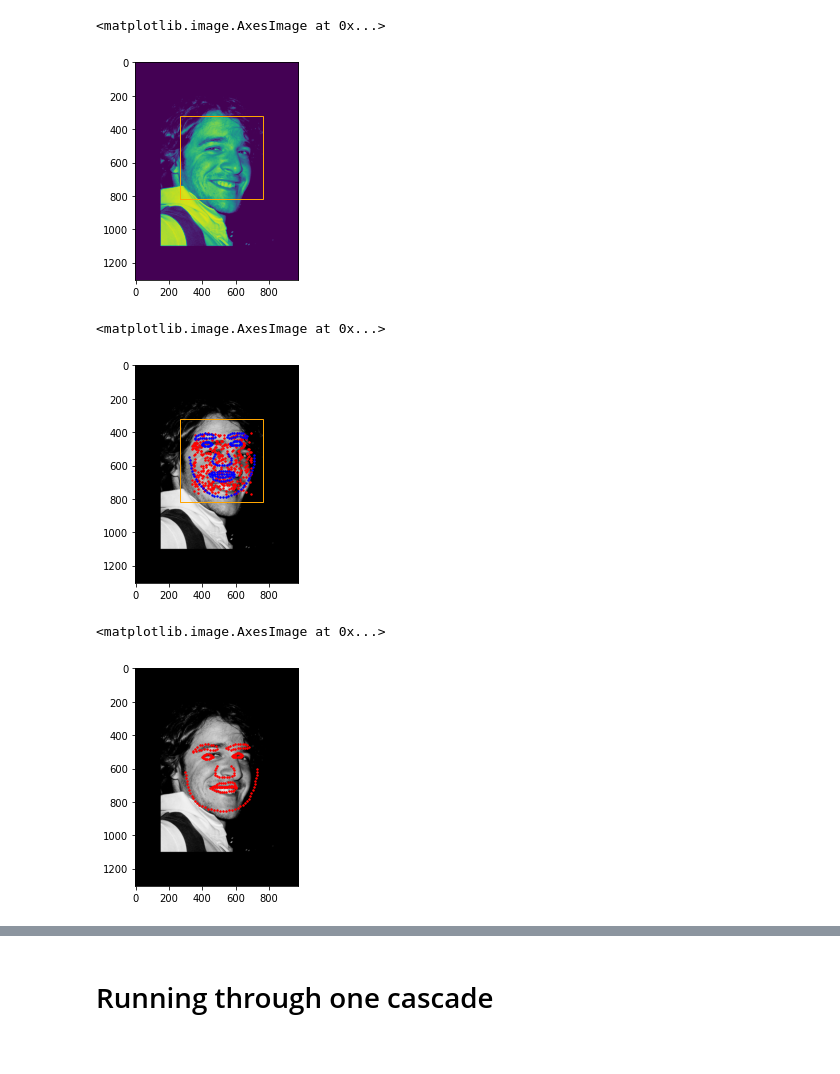
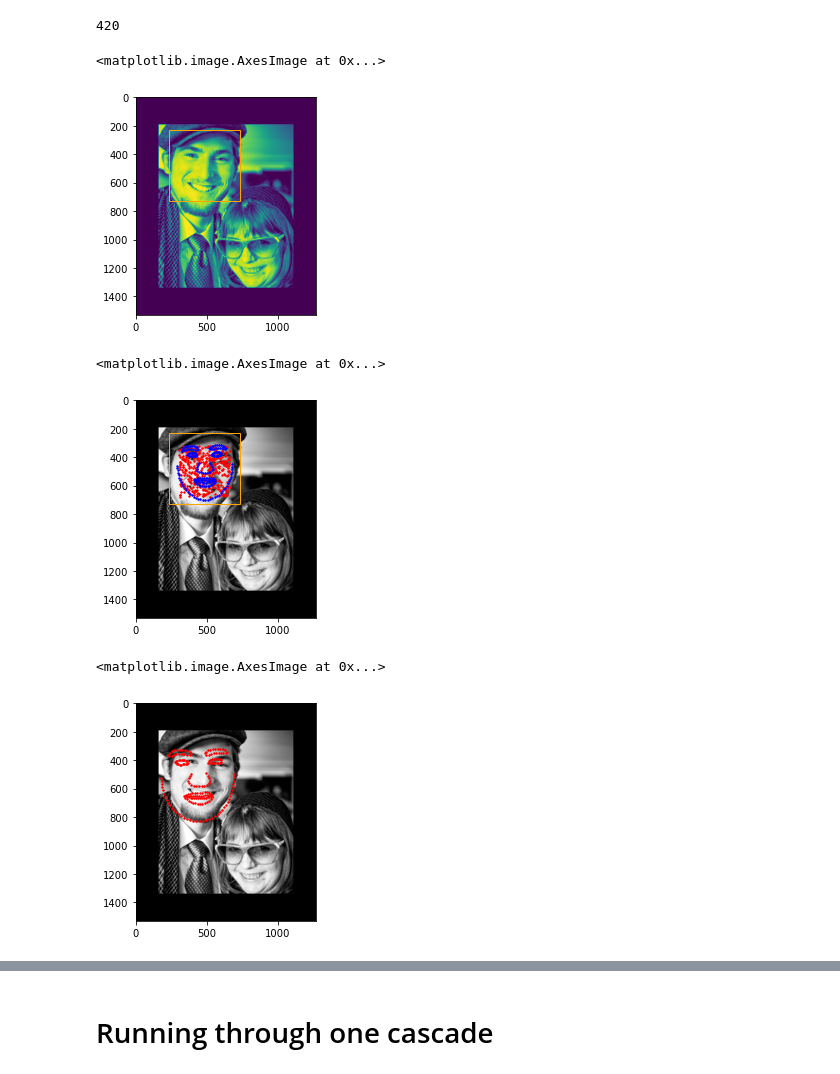
Before and after one commit to HejSumin/face_alignment, a Jupyter notebook: Predicting.ipynb, the cells around one changed output, grey strips where cells are left out. Drawn from its saved outputs; the diff is of its cells as text; code cells hidden in the pictures.

```diff
--- a/Predicting.ipynb
+++ b/Predicting.ipynb
@@ -15,40 +15,43 @@ t_1            = np.load("saved_while_training/t_data1.npy", allow_pickle=True)
 t_2            = np.load("saved_while_training/t_data2.npy", allow_pickle=True)
 # %%
 test_names     = get_all_file_names('data/test')
-file_name      = test_names[10]
+file_name      = test_names[80]
 test_image     = cv2.imread("data/test/" +file_name, cv2.IMREAD_GRAYSCALE)
 h, w           = test_image.shape
 bb             = get_rectangle_bounding_box_for_image("data/test/"+file_name, frontalface_config='default')
 
 bb_w           = bb[2]
 bb_scale       = 500 / bb_w
 test_image     = cv2.resize(test_image, (int(w*bb_scale), int(h*bb_scale)), interpolation=cv2.INTER_LINEAR)
 
 
 fig, ax = plt.subplots()
 
 
 h_pad      = (int((h / 100) * 20))
 w_pad      = (int((w / 100) * 20))
+
+print(bb[2])
 
 bb[2] = bb[2] * bb_scale
 bb[3] = bb[3] * bb_scale
 bb[0] = bb[0] * bb_scale
 bb[1] = bb[1] * bb_scale
 
 bb[0]  = bb[0] +w_pad   #bb[0][0] = x coord, bb[0][2] = w
 bb[1]  = bb[1] +h_pad  #bb[0][1]  = y coord, bb[0][3] = h
 
 
 ax.add_patch(Rectangle((bb[0],bb[1]), bb[2], bb[3], ec="orange", fill=None, alpha=1))
 
 
 test_image = cv2.copyMakeBorder(test_image, h_pad, h_pad, w_pad, w_pad, cv2.BORDER_CONSTANT)
 
 ax.imshow(test_image)
 # %% [output]
-<matplotlib.image.AxesImage at 0x...>
+420
+<matplotlib.image.AxesImage at 0x...>
-[figure, old version]
+[figure, new version]
 # %%
 annotation_files = get_all_file_names(annotations_path)
 
@@ -80,7 +83,7 @@ ax.add_patch(Rectangle((bb[0],bb[1]), bb[2], bb[3], ec="orange", fill=None, alph
 ax.imshow(test_image,cmap='gray')
 # %% [output]
 <matplotlib.image.AxesImage at 0x...>
-[figure, old version]
+[figure, new version]
 # %%
 cascade0 = np.load("run_output/run_output_model_regression_trees_cascade_0.npy", allow_pickle=True)
 initial_contribution = np.load("run_output/run_output_model_f_0_matrix0.npy", allow_pickle=True)
@@ -94,7 +97,7 @@ ax.scatter(s1[:,0],s1[:,1],c='r',s=2)
 ax.imshow(test_image,cmap='gray')
 # %% [output]
 <matplotlib.image.AxesImage at 0x...>
-[figure, old version]
+[figure, new version]
 # %%
 cascade1 = np.load("run_output/run_output_model_regression_trees_cascade_1.npy", allow_pickle=True)
 initial_contribution1 = np.load("run_output/run_output_model_f_0_matrix1.npy", allow_pickle=True)
```
Also changed, not shown: parts of 7 cells of this notebook, 2 other files.
